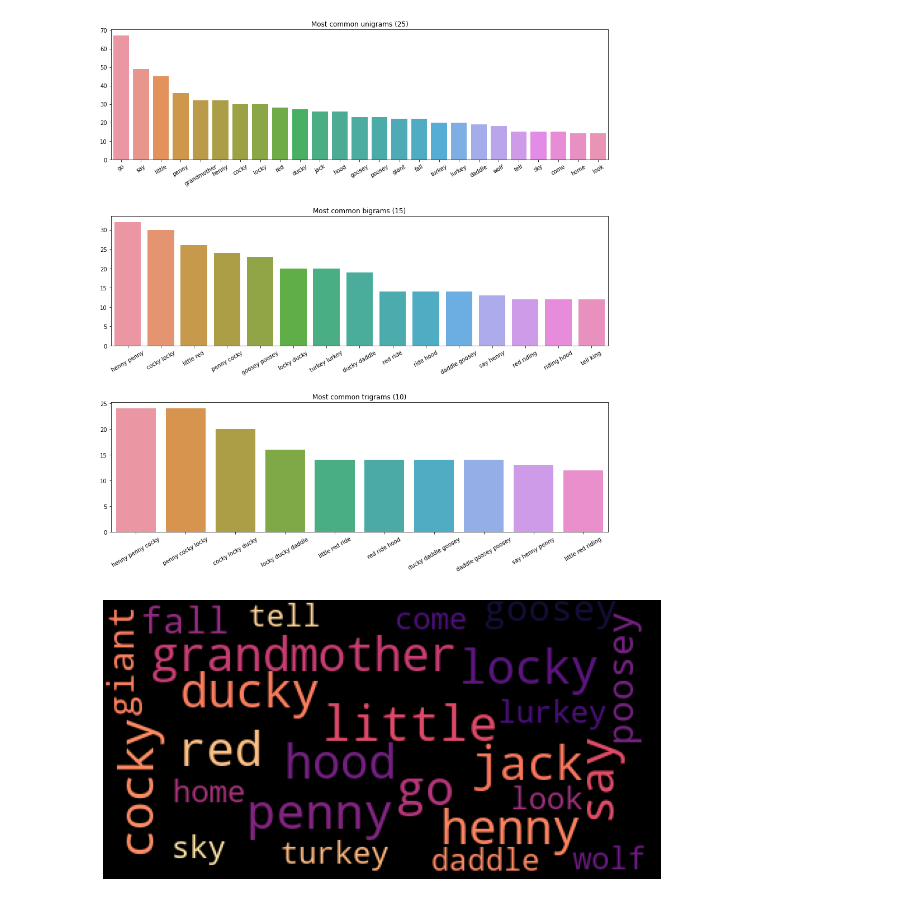
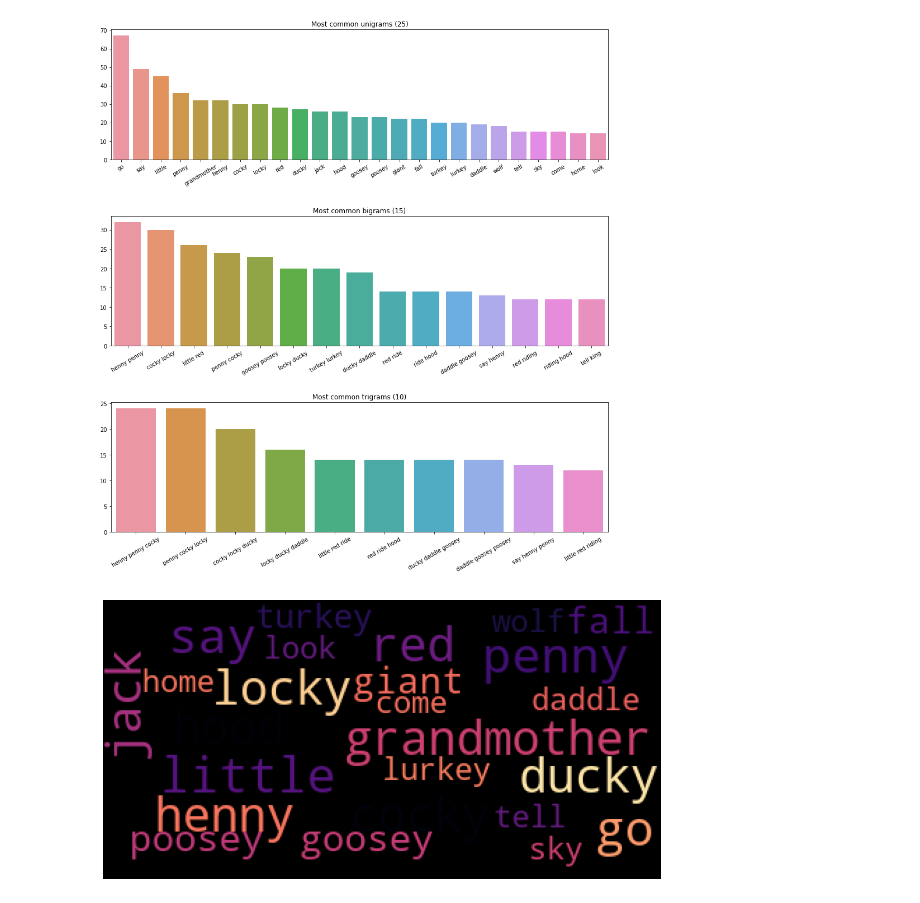
Before and after one commit to ishikaa25/LSTMs, a Jupyter notebook: Analysis.ipynb, the cells around one changed output. Saved outputs shown, nothing was run; the diff lists cells and outputs as text; code cells hidden in the pictures.

```diff
--- a/Analysis.ipynb
+++ b/Analysis.ipynb
@@ -54,4 +56,0 @@ ex = [token.text for token in nlp(ex)]
-# %%
-from collections import Counter
-count = Counter(ex)
-max(count.items(), key = lambda k : k[1])
@@ -95,10 +99,10 @@ plt.show()
 # %%
 from wordcloud import WordCloud
 wc = WordCloud(background_color='black', max_words=50, colormap='magma',max_font_size=35)
-wc = wc.generate(sample)
+wc = wc.generate(' '.join(most_uni))
 fig = plt.figure(num=1,figsize=(10,10))
 plt.axis('off')
 plt.imshow(wc, cmap=None)
 plt.show()
 # %% [output]
-[figure, old version]
+[figure, new version]
```
Also changed, not shown: parts of 6 cells of this notebook.
